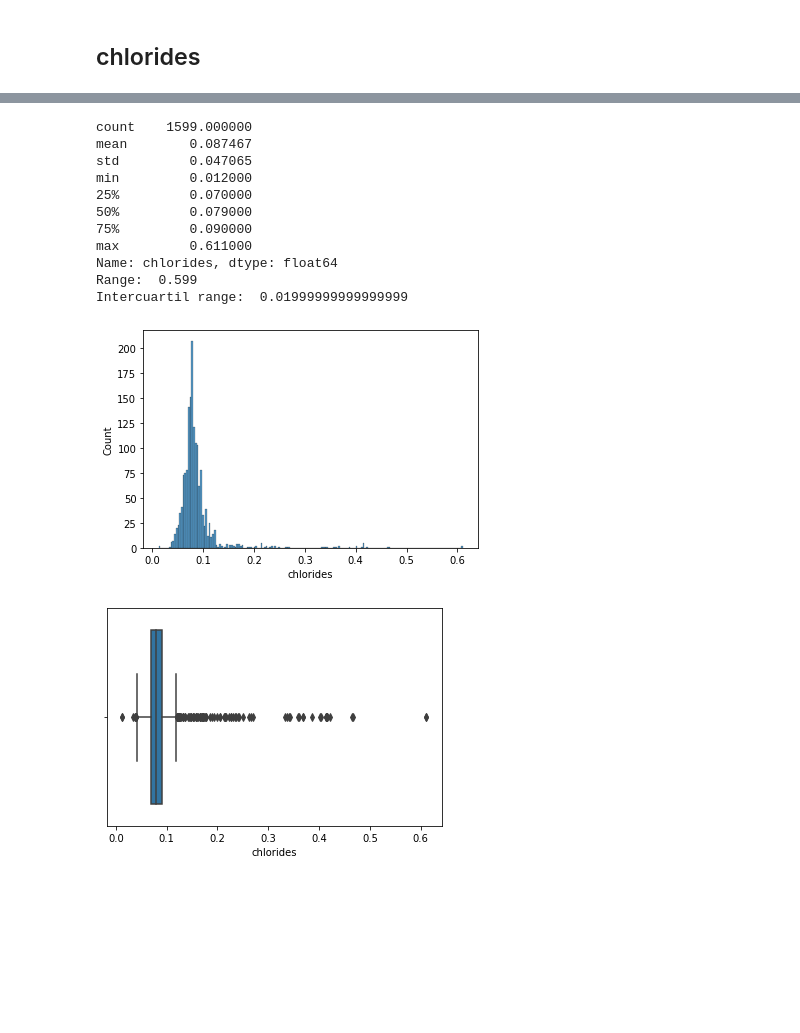
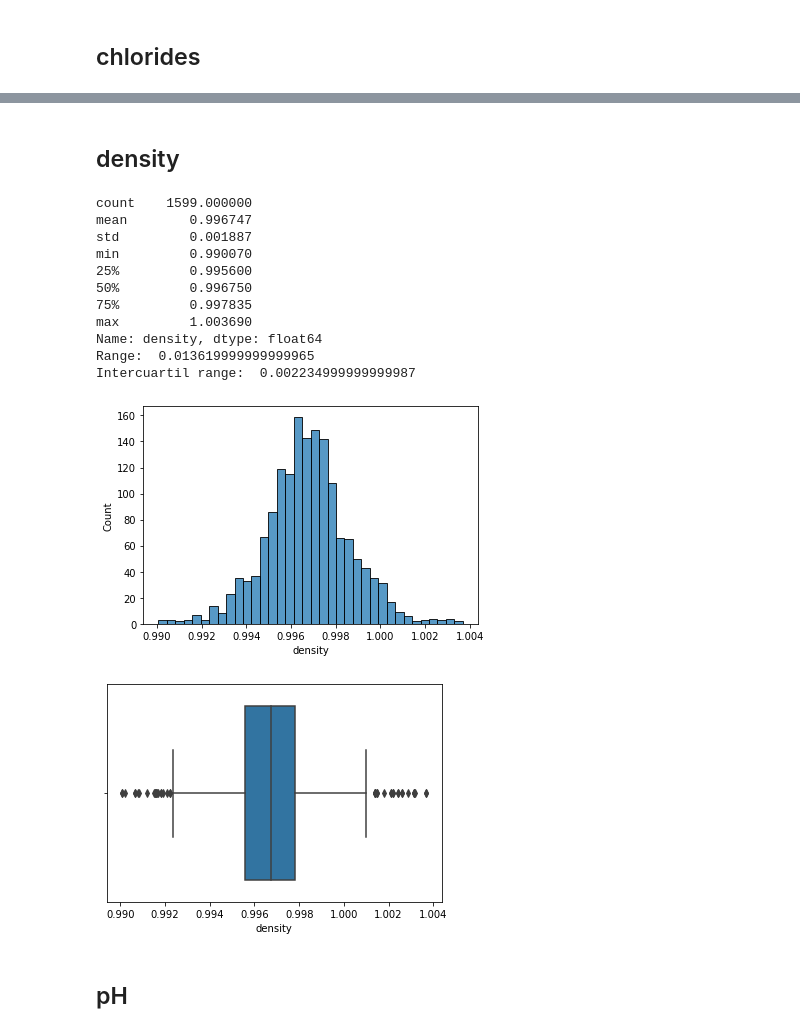
Before and after one commit to leo-hoet/explotaciondedatos, a Jupyter notebook: tp3.ipynb, the cells around one changed output, grey strips where cells are left out. Saved outputs shown, nothing was run; the diff lists cells and outputs as text; code cells hidden in the pictures; blank space fills up the shorter version.

```diff
--- a/tp3.ipynb
+++ b/tp3.ipynb
@@ -140,24 +244,28 @@ Intercuartil range:  0.7000000000000002
+# %% [markdown]
+## density
 # %%
-key = 'chlorides'
+key = 'density'
 print(df[key].describe())
 [print(x) for x in pd.isnull(df[key]) if x]
 print("Range: ", max(df[key]) - min(df[key]))
 print("Intercuartil range: ", df[key].quantile(0.75) - df[key].quantile(0.25))
 sns.histplot(data=df,x=key)
 plt.show()
 sns.boxplot(data=df,x=key)
 plt.show()
 # %% [output]
 count    1599.000000
-mean        0.087467
-std         0.047065
-min         0.012000
-25%         0.070000
-50%         0.079000
-75%         0.090000
-max         0.611000
-Name: chlorides, dtype: float64
-Range:  0.599
-Intercuartil range:  0.01999999999999999
+mean        0.996747
+std         0.001887
+min         0.990070
+25%         0.995600
+50%         0.996750
+75%         0.997835
+max         1.003690
+Name: density, dtype: float64
+Range:  0.013619999999999965
+Intercuartil range:  0.002234999999999987
-[figure, old version]
+[figure, new version]
-[figure, old version]
+[figure, new version]
+# %% [markdown]
+## pH
```
Also changed, not shown: parts of 26 cells of this notebook.
